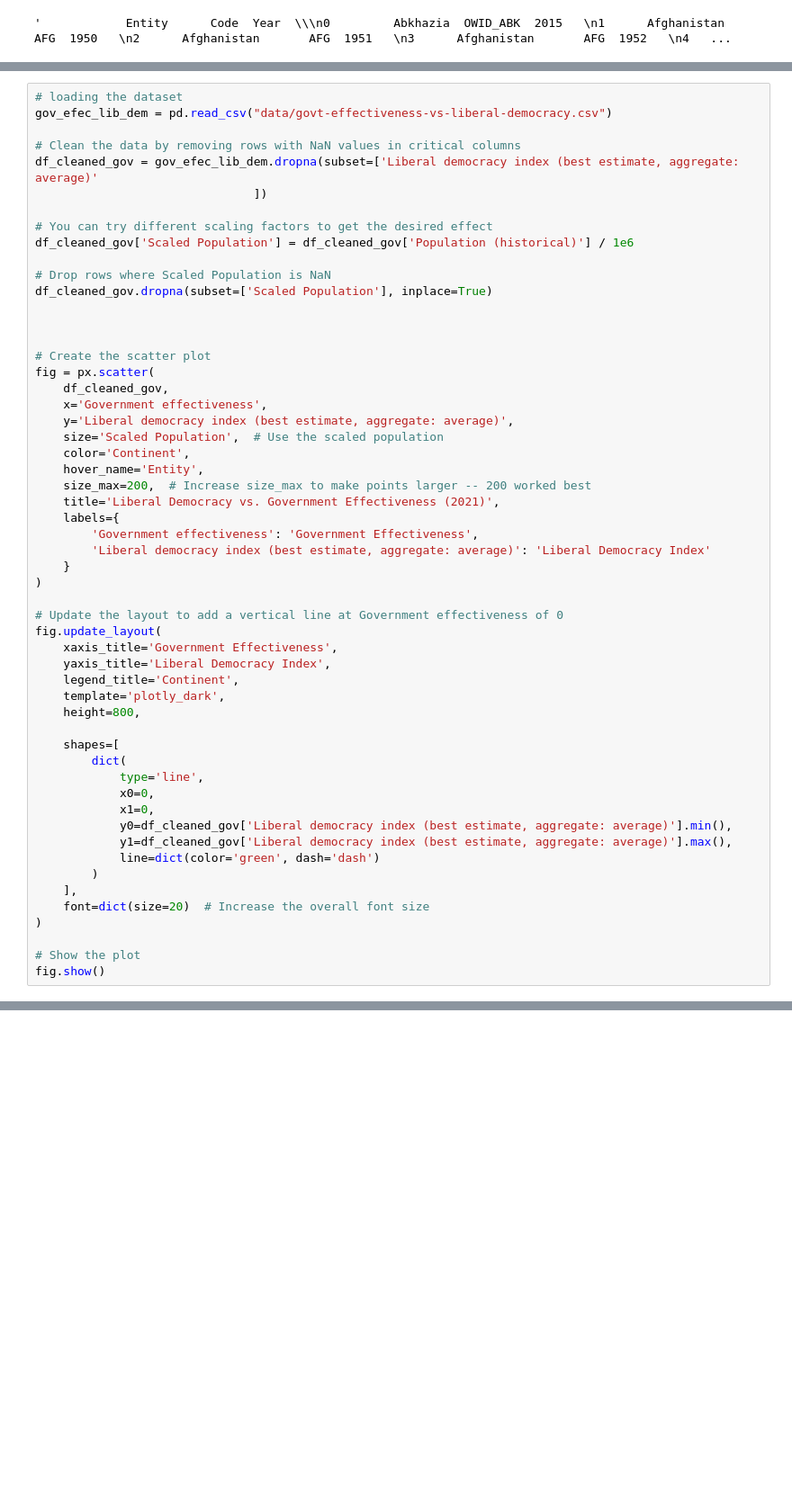
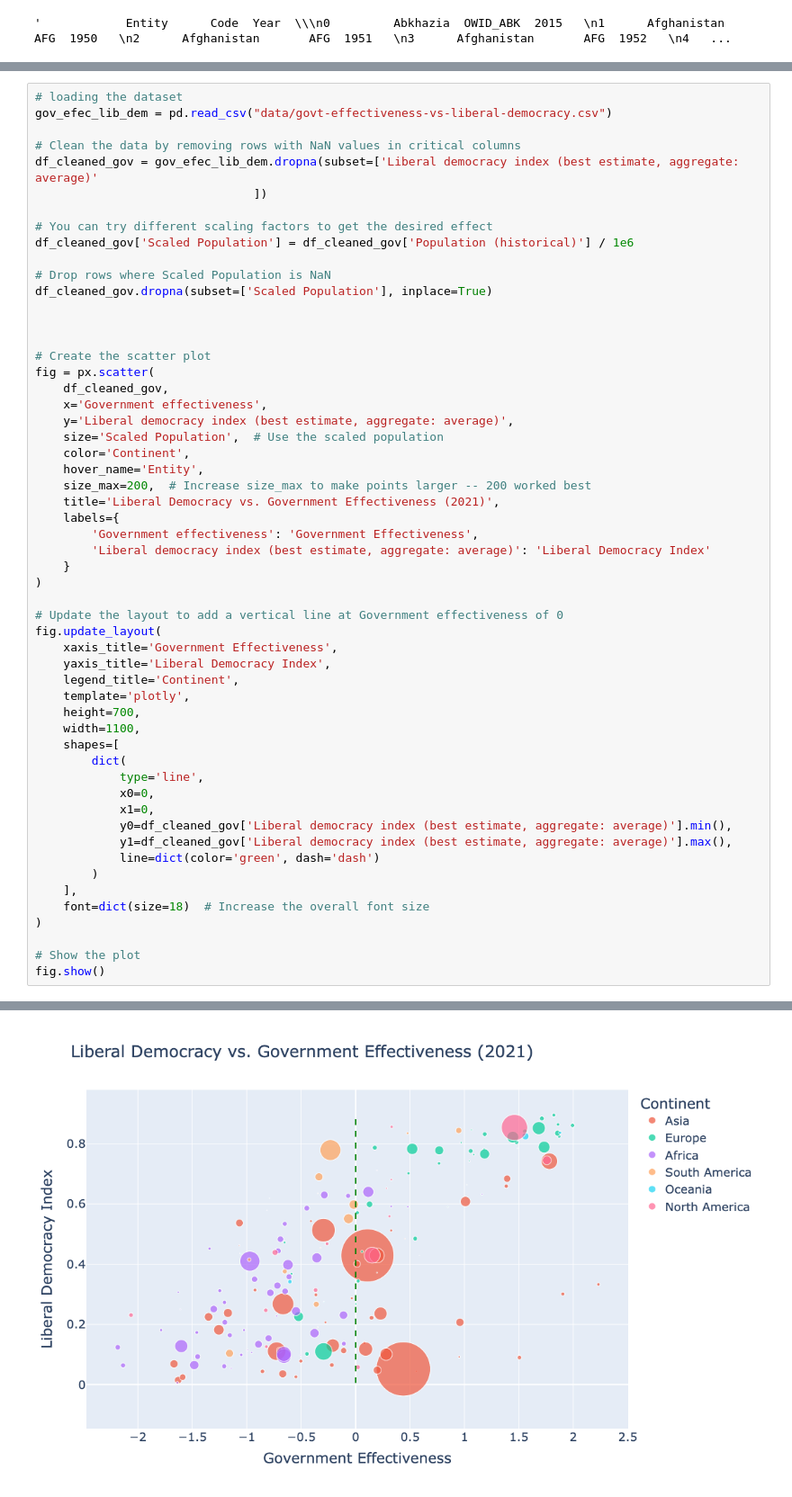
Before and after one commit to tkBischoff/DataVizDemocracy, a Jupyter notebook: zabi.ipynb, the cells around one changed output, grey strips where cells are left out. Shown at 90% size. Saved outputs shown, nothing was run; the diff lists cells and outputs as text; blank space fills up the shorter version.

```diff
--- a/zabi.ipynb
+++ b/zabi.ipynb
@@ -148,9 +134,9 @@ fig.update_layout(
     xaxis_title='Government Effectiveness',
     yaxis_title='Liberal Democracy Index',
     legend_title='Continent',
-    template='plotly_dark',
-    height=800,
-
+    template='plotly',
+    height=700,
+    width=1100,
     shapes=[
         dict(
             type='line',
@@ -161,7 +147,7 @@ fig.update_layout(
             line=dict(color='green', dash='dash')
         )
     ],
-    font=dict(size=20)  # Increase the overall font size
+    font=dict(size=18)  # Increase the overall font size
 )
 
 # Show the plot
@@ -180,0 +166 @@ See the caveats in the documentation: https://pandas.pydata.org/pandas-docs/stab
+[figure, added]
```
Also changed, not shown: parts of 15 cells of this notebook, 2 other files.
